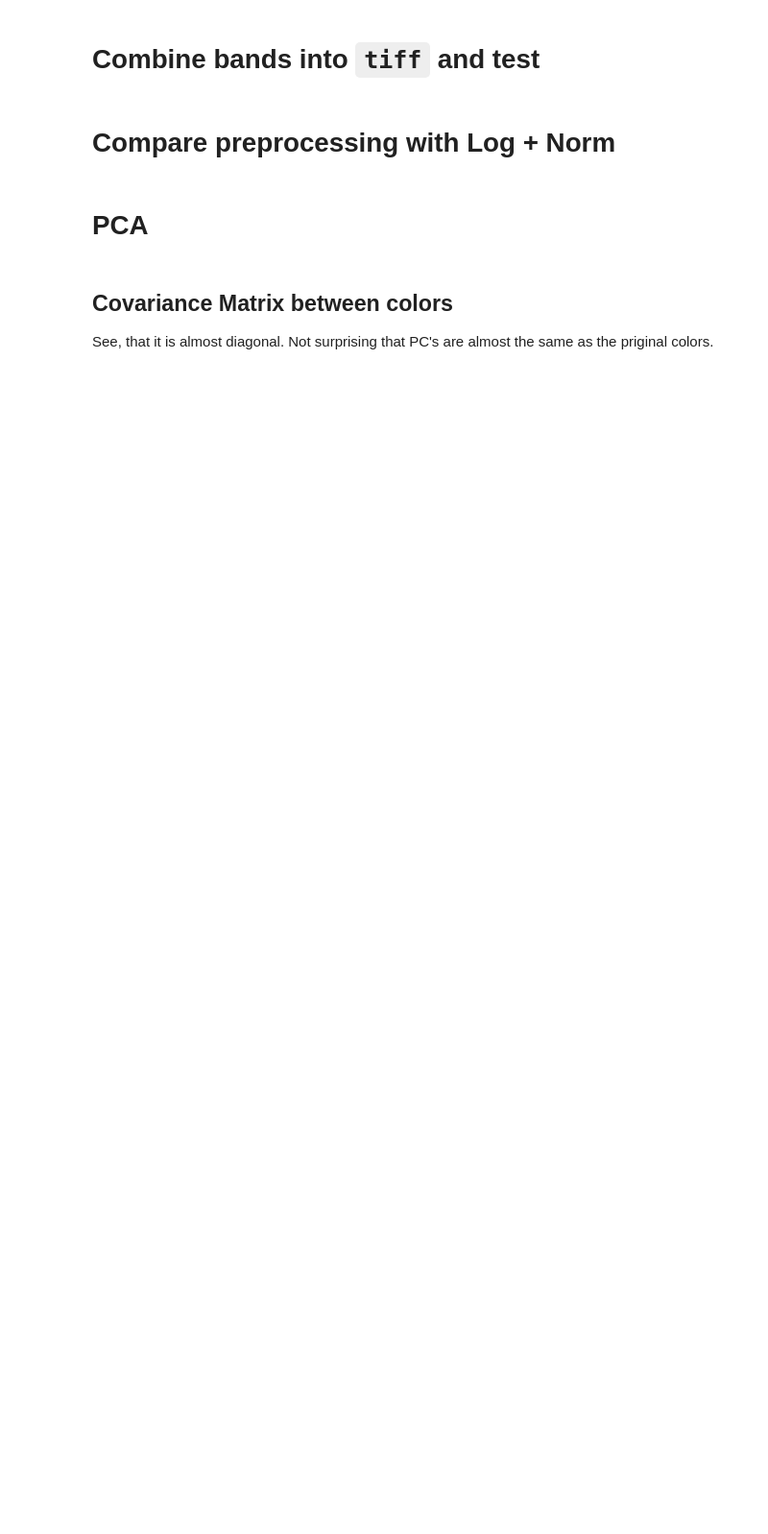
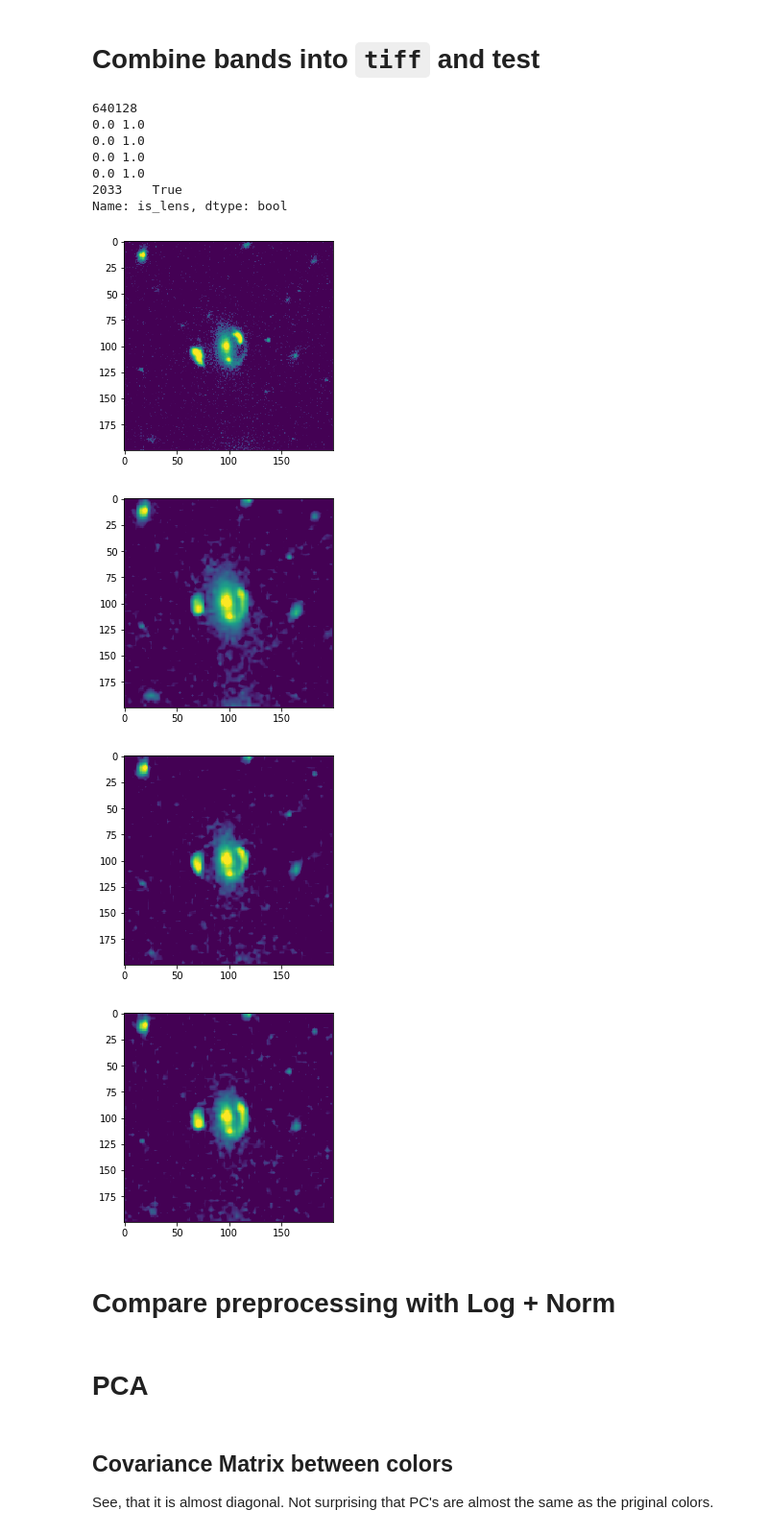
Before and after one commit to dforero0896/gravitational_lens_ml, a Jupyter notebook: src/ipynb/plots_report.ipynb, the cells around one changed output. Shown: that part at 96% size. Saved outputs shown, nothing was run; the diff lists cells and outputs as text; code cells hidden in the pictures; blank space fills up the shorter version.

Commit message:
update plots notebook

```diff
--- a/src/ipynb/plots_report.ipynb
+++ b/src/ipynb/plots_report.ipynb
@@ -54,0 +78,3 @@ image_catalog[['ID',
+# %%
+lens_cat = image_catalog[image_catalog['is_lens']==True]
+nonlens_cat = image_catalog[image_catalog['is_lens']==False]
@@ -54,0 +87,4 @@ image_catalog[['ID',
+# %%
+example_lens=lens_cat.iloc[0,0]
+example_nonlens=nonlens_cat.iloc[0,0]
+print(example_lens, example_nonlens)
@@ -95,21 +197,33 @@ def build_image(id_, set_, bands = ['EUC_VIS', 'EUC_H', 'EUC_J', 'EUC_Y'], img_s
         else:
             band_data = tables[0][0].data
         band_data[np.isnan(band_data)] = 0.
-        interval = AsymmetricPercentileInterval(0, 100, n_samples=100000)
+        interval = AsymmetricPercentileInterval(0.25, 99.75, n_samples=100000)
         vmin, vmax = interval.get_limits(band_data)
-        stretch = LogStretch() + MinMaxInterval()
-        data[:,:,i] = stretch(((np.clip(band_data, vmin*(1), vmax))/(vmax)))
+        stretch = MinMaxInterval() +  LogStretch()
+        data[:,:,i] = stretch(((np.clip(band_data, vmin*(-0.7), vmax))/(vmax)))
     for t in tables:
         t.close()
     return data.astype(np.float32)
 # %%
-img = build_image(270210, TRAIN)
+img = build_image(example_lens, TRAIN)
 print(sys.getsizeof(img))
 for i in range(4):
     plt.figure()
     print(np.min(img[:,:,i]), np.max(img[:,:,i]))
     a = plt.imshow((img[:,:,i]))
 print(image_catalog.loc[image_catalog['ID']==270210]['is_lens'])
+# %% [output]
+640128
+0.0 1.0
+0.0 1.0
+0.0 1.0
+0.0 1.0
+2033    True
+Name: is_lens, dtype: bool
+[figure, added]
+[figure, added]
+[figure, added]
+[figure, added]
 # %% [markdown]
 # Compare preprocessing with Log + Norm
 # %%
```
Also changed, not shown: parts of 34 cells of this notebook.
